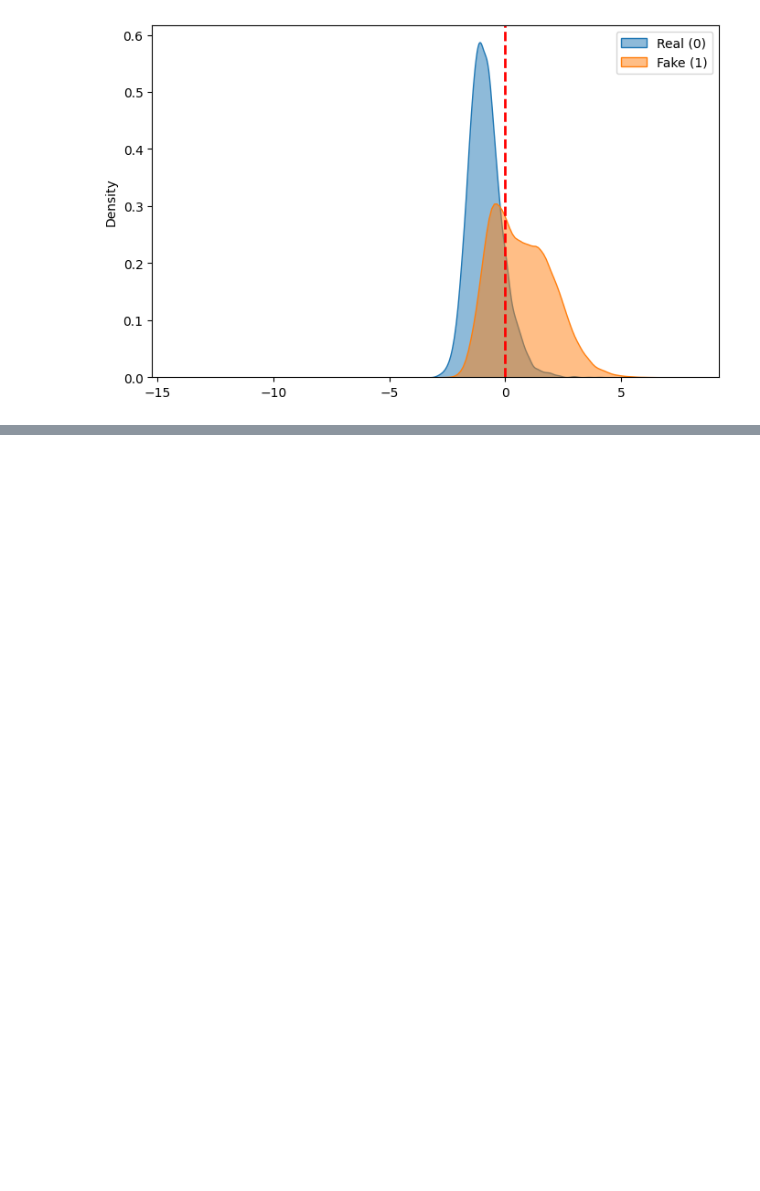
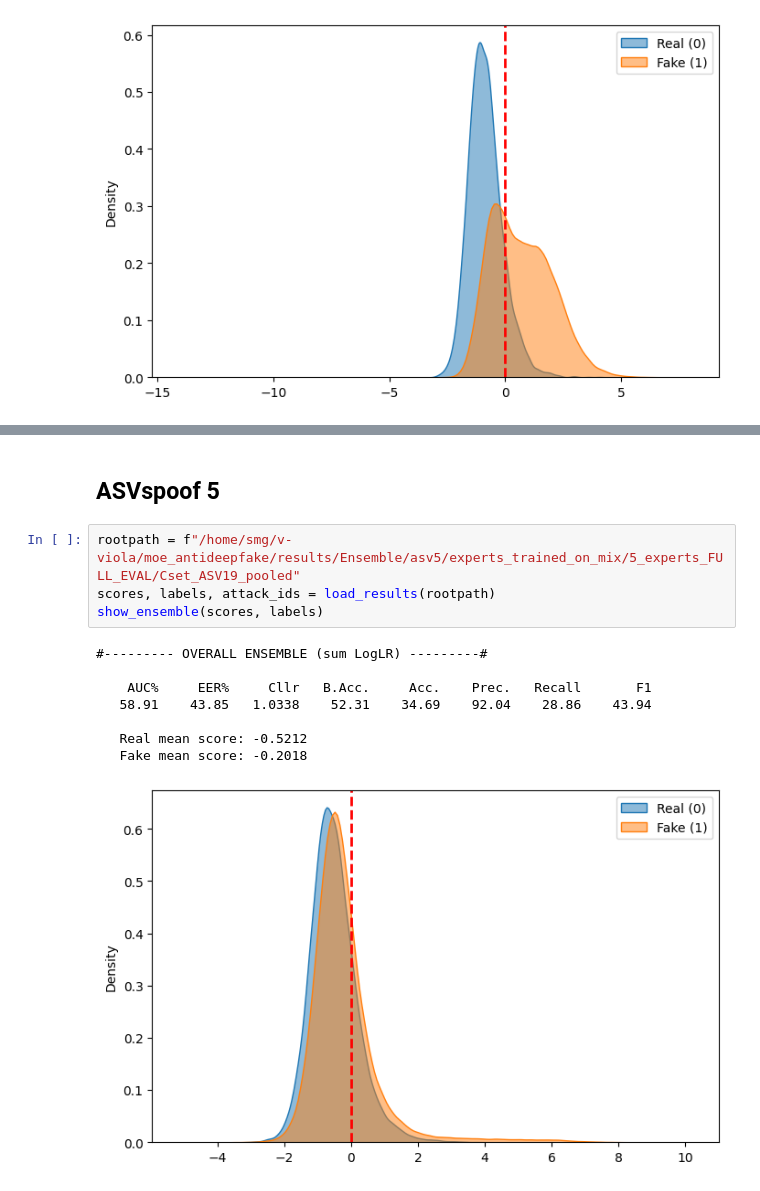
Before and after one commit to nii-yamagishilab/MoE-AntiDeepfake, a Jupyter notebook: notebooks/5_ensemble_distributions.ipynb, the cells around one changed output, grey strips where cells are left out. Drawn from its saved outputs; the diff is of its cells as text; blank space fills up the shorter version.

```diff
--- a/notebooks/5_ensemble_distributions.ipynb
+++ b/notebooks/5_ensemble_distributions.ipynb
@@ -266,0 +373,15 @@ show_per_attack_per_expert(scores, labels, attack_ids, selected_attacks, show_me
+# %% [markdown]
+## ASVspoof 5
+# %%
+rootpath = f"/home/smg/v-viola/moe_antideepfake/results/Ensemble/asv5/experts_trained_on_mix/5_experts_FULL_EVAL/Cset_ASV19_pooled"
+scores, labels, attack_ids = load_results(rootpath)
+show_ensemble(scores, labels)
+# %% [output]
+#--------- OVERALL ENSEMBLE (sum LogLR) ---------#
+
+    AUC%     EER%     Cllr   B.Acc.     Acc.    Prec.   Recall       F1
+   58.91    43.85   1.0338    52.31    34.69    92.04    28.86    43.94
+
+   Real mean score: -0.5212
+   Fake mean score: -0.2018
+[figure, added]
```
Also changed, not shown: parts of 17 cells of this notebook, 30 other files.
